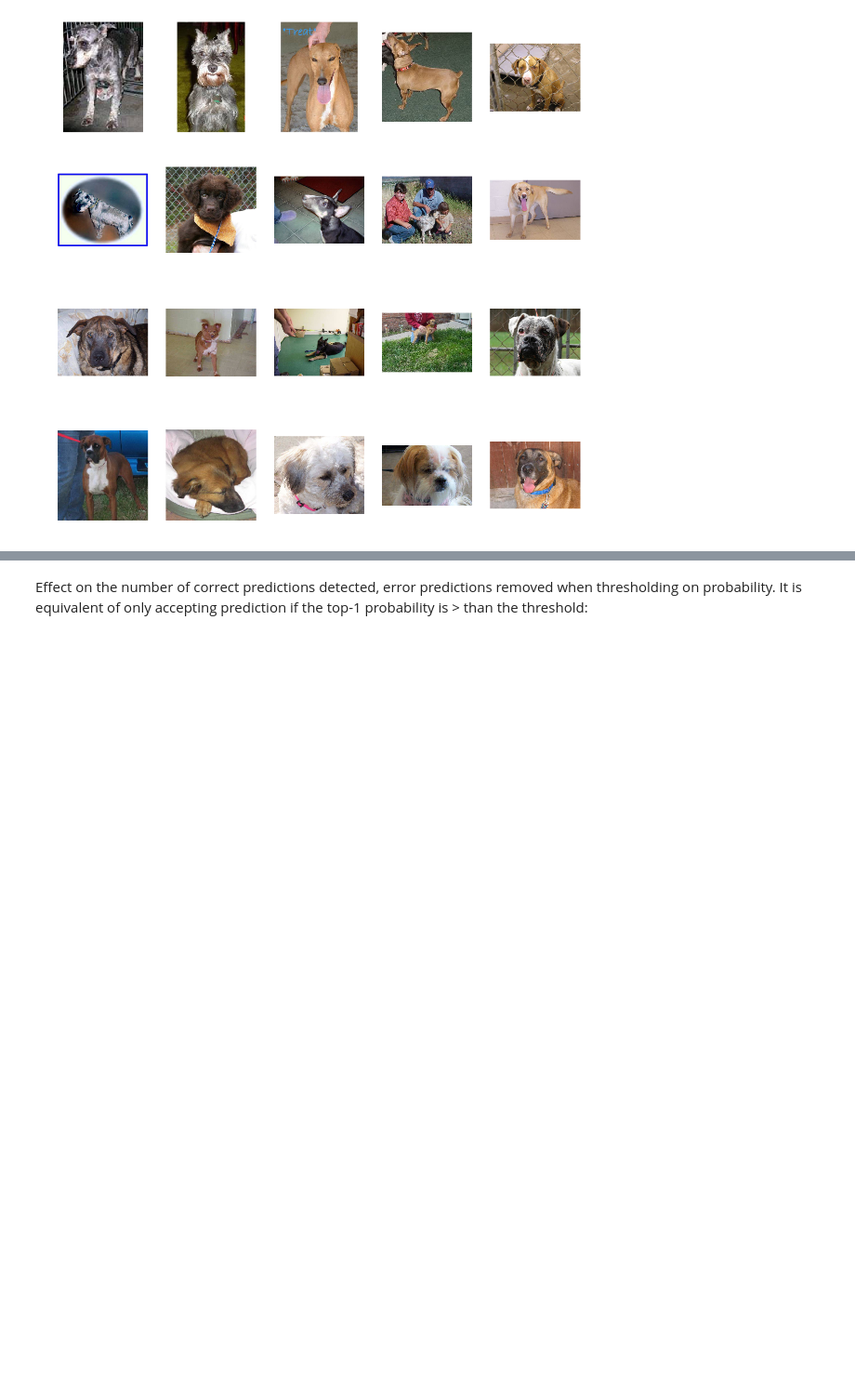
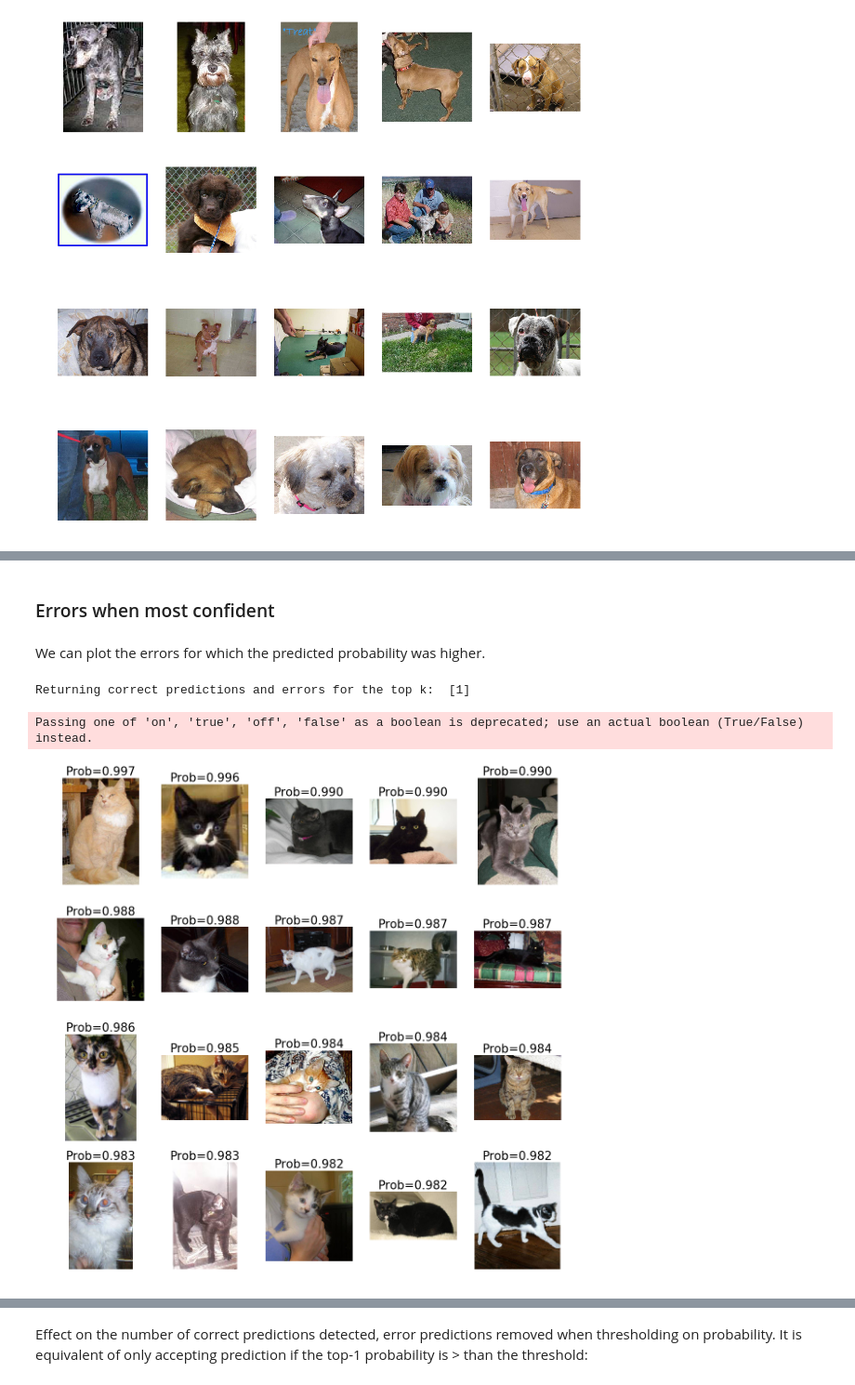
Before and after one commit to triagemd/keras-eval, a Jupyter notebook: example.ipynb, the cells around one changed output, grey strips where cells are left out. Shown at 93% size. Drawn from its saved outputs; the diff is of its cells as text; code cells hidden in the pictures; blank space fills up the shorter version.

```diff
--- a/example.ipynb
+++ b/example.ipynb
@@ -182,0 +200,10 @@ Passing one of 'on', 'true', 'off', 'false' as a boolean is deprecated; use an a
+# %% [markdown]
+### Errors when most confident
+# %% [markdown]
+We can plot the errors for which the predicted probability was higher.
+# %%
+evaluator.plot_most_confident('errors', n_images=20)
+# %% [output]
+Returning correct predictions and errors for the top k:  [1]
+Passing one of 'on', 'true', 'off', 'false' as a boolean is deprecated; use an actual boolean (True/False) instead.
+[figure, added]
```
Also changed, not shown: parts of 30 cells of this notebook.
